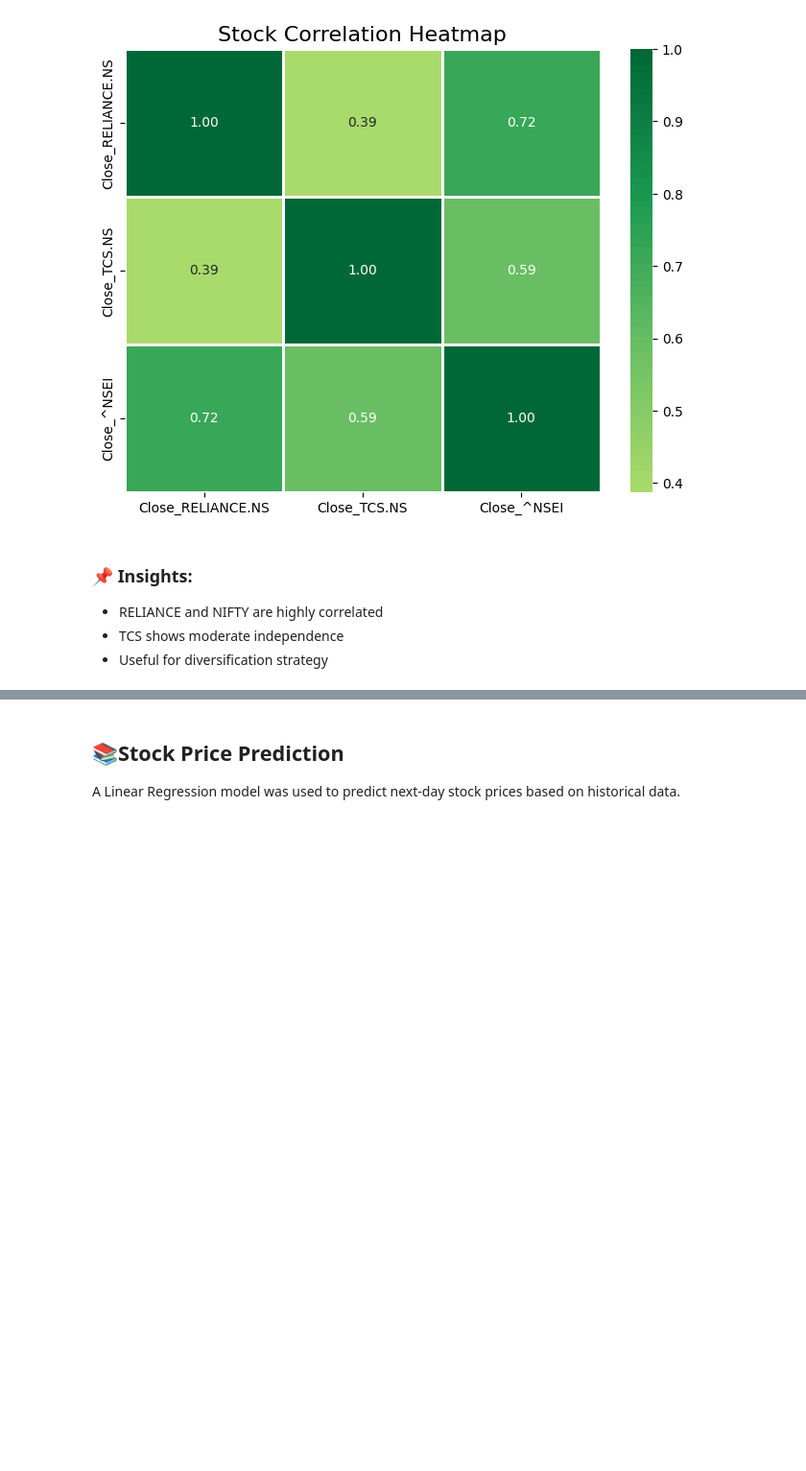
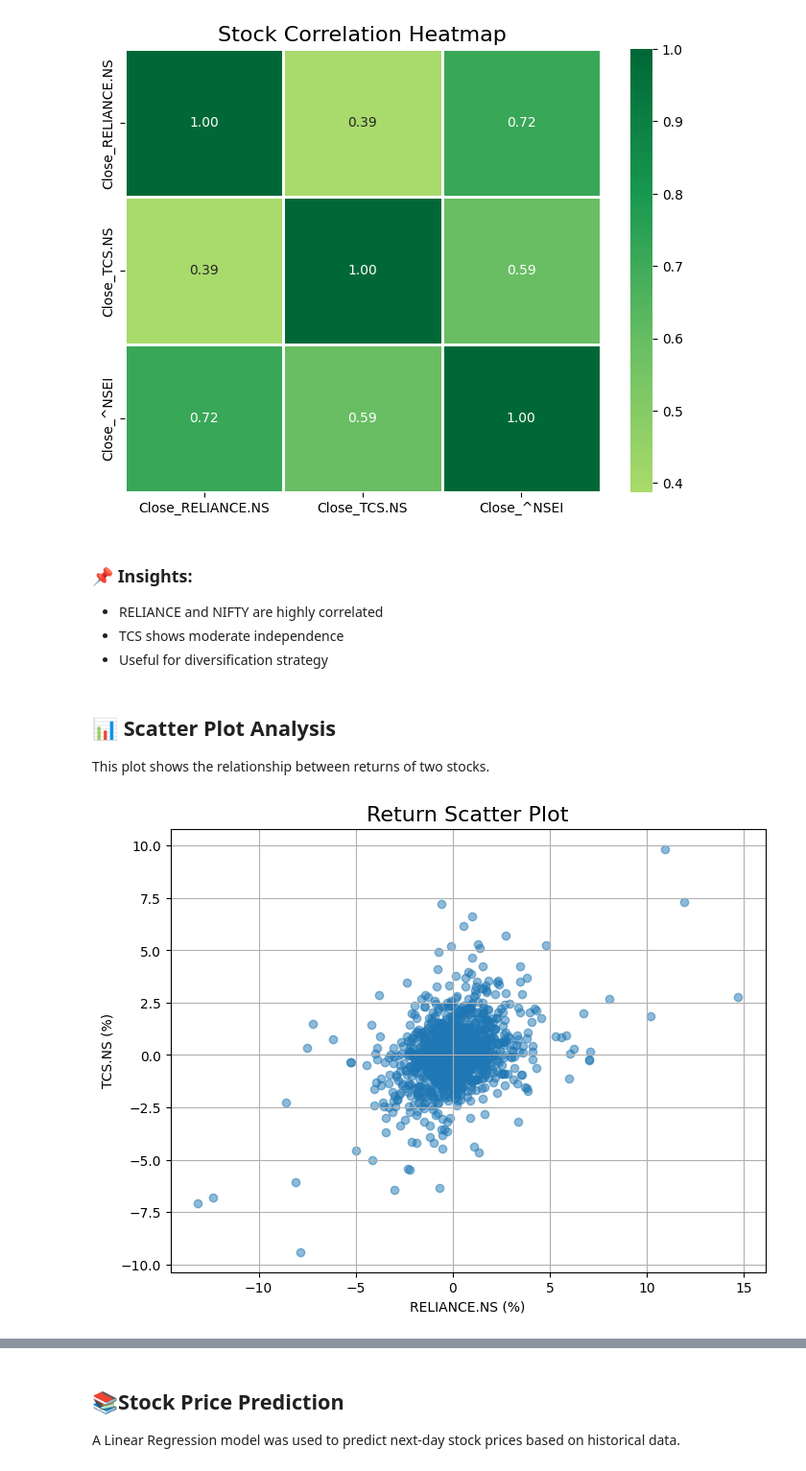
Before and after one commit to ank1t2608/Stock-Market-Analysis, a Jupyter notebook: Stock.ipynb, the cells around one changed output, grey strips where cells are left out. Shown at 96% size. Cells and saved outputs as stored; diff of their text form; code cells hidden in the pictures; blank space fills up the shorter version.

```diff
--- a/Stock.ipynb
+++ b/Stock.ipynb
@@ -330,3 +392,23 @@ plt.show()
 - RELIANCE and NIFTY are highly correlated
 - TCS shows moderate independence
 - Useful for diversification strategy
+# %% [markdown]
+## 📊 Scatter Plot Analysis
+
+This plot shows the relationship between returns of two stocks.
+# %%
+plt.figure(figsize=(8,6))
+
+x = returns.iloc[:,0] * 100
+y = returns.iloc[:,1] * 100
+
+plt.scatter(x, y, alpha=0.5)
+
+plt.title("Return Scatter Plot", fontsize=16)
+plt.xlabel(returns.columns[0].replace('Close_', '') + " (%)")
+plt.ylabel(returns.columns[1].replace('Close_', '') + " (%)")
+
+plt.grid(True)
+plt.show()
+# %% [output]
+[figure, added]
```
Also changed, not shown: parts of 7 cells of this notebook.
